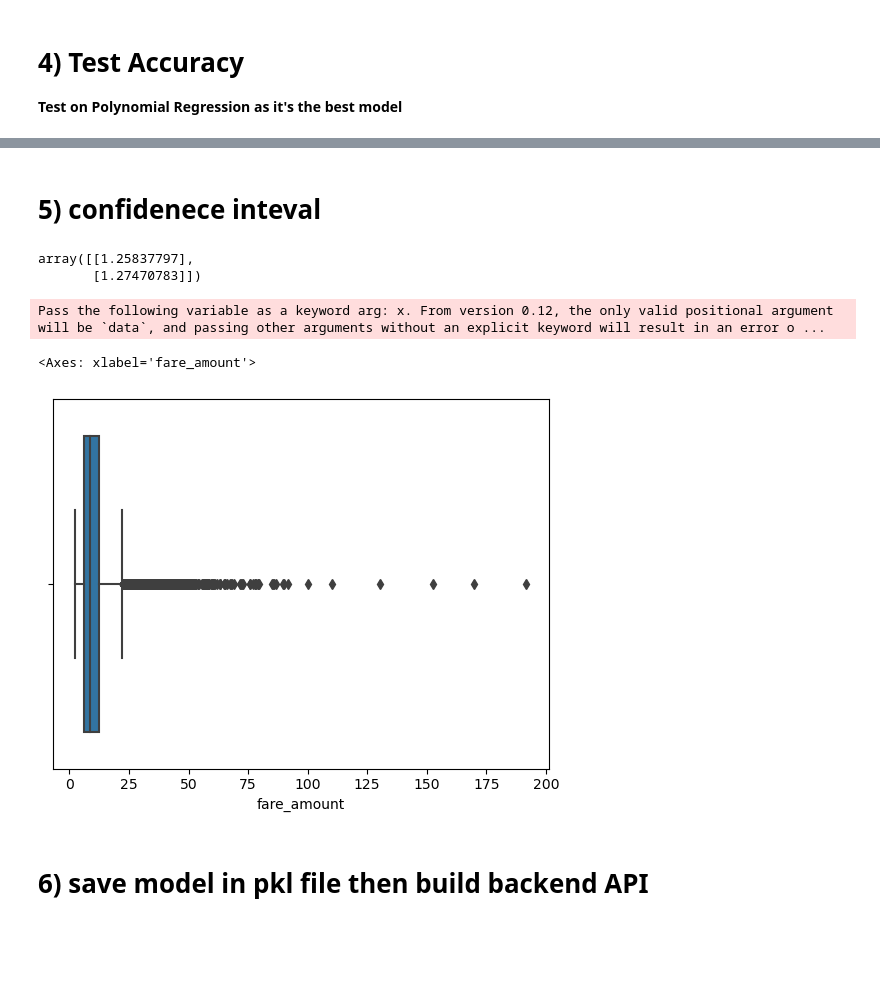
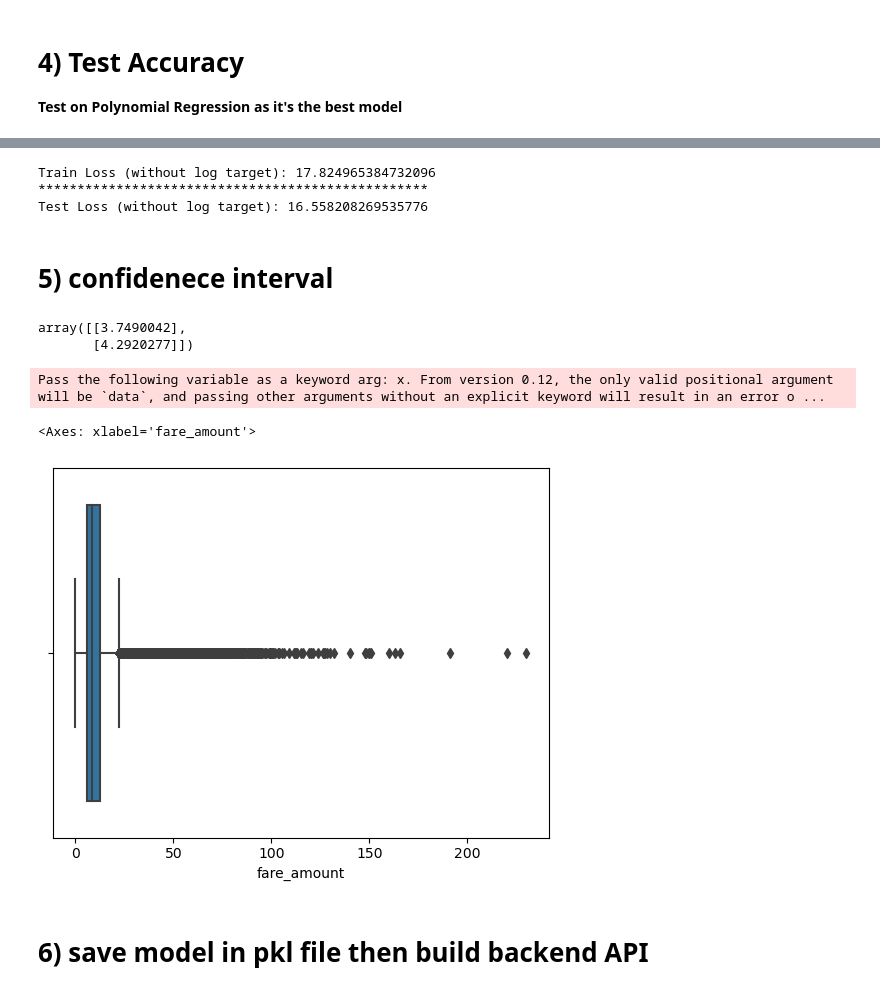
Before and after one commit to Eugeo101/uber_fare_prediction, a Jupyter notebook: Uber_fares.ipynb, the cells around one changed output, grey strips where cells are left out. Saved outputs shown, nothing was run; the diff lists cells and outputs as text; code cells hidden in the pictures; blank space fills up the shorter version.

```diff
--- a/Uber_fares.ipynb
+++ b/Uber_fares.ipynb
@@ -2409,21 +2409,30 @@ Test Loss: 0.05586520706412913
+# %%
+print(f"Train Loss (without log target): {mean_squared_error(y_true=y_train, y_pred=np.exp(y_train_pred))}")
+print("*" * 50)
+print(f"Test Loss (without log target): {mean_squared_error(y_true=y_test, y_pred=np.exp(y_test_pred))}")
+# %% [output]
+Train Loss (without log target): 17.824965384732096
+**************************************************
+Test Loss (without log target): 16.558208269535776
 # %% [markdown]
-# 5) confidenece inteval
+# 5) confidenece interval
 # %%
+# confidence interval on target without log
 from scipy import stats
 
 confidence = 0.95
-losses = (y_test_pred - y_test_preprocessed) ** 2
+losses = (np.exp(y_test_pred) - np.exp(y_test_preprocessed)) ** 2
 
-np.exp(np.sqrt(stats.t.interval(confidence, len(losses) - 1, loc=np.mean(losses), scale=stats.sem(losses))))
+np.sqrt(stats.t.interval(confidence, len(losses) - 1, loc=np.mean(losses), scale=stats.sem(losses)))
 # %% [output]
-array([[1.25837797],
-       [1.27470783]])
+array([[3.7490042],
+       [4.2920277]])
 # %%
-sns.boxplot(y_test) # range of error is from 1.25 -> 1.27 Very Accurate Model
+sns.boxplot(y_train) # range of error is from 3.7 -> 4.2 Very Accurate Model
 # %% [output]
 Pass the following variable as a keyword arg: x. From version 0.12, the only valid positional argument will be `data`, and passing other arguments without an explicit keyword will result in an error o ...
 <Axes: xlabel='fare_amount'>
-[figure, old version]
+[figure, new version]
 # %% [markdown]
 # 6) save model in pkl file then build backend API
 # %%
```
Also changed, not shown: parts of 13 cells of this notebook.
